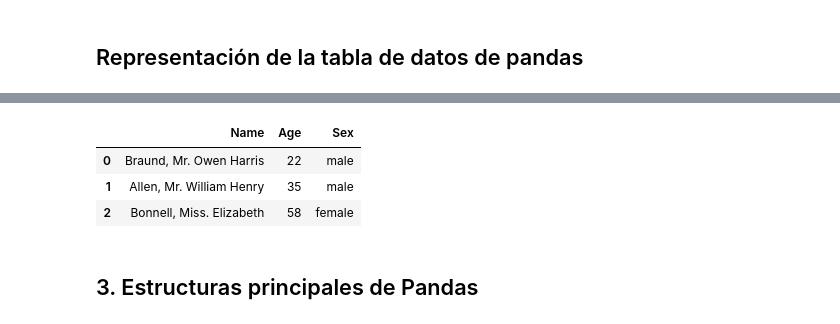
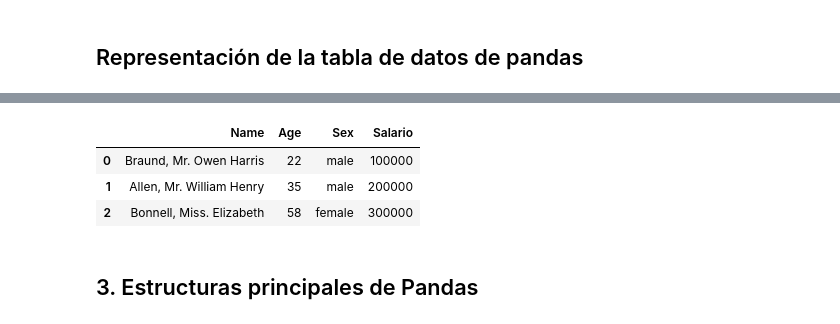
Before and after one commit to wilmanAQ/Inteligencia_Artificial, a Jupyter notebook: Clase_segundo_corte_panda_IA.ipynb, the cells around one changed output, grey strips where cells are left out. Cells and saved outputs as stored; diff of their text form; code cells hidden in the pictures.

```diff
--- a/Clase_segundo_corte_panda_IA.ipynb
+++ b/Clase_segundo_corte_panda_IA.ipynb
@@ -65,26 +66,24 @@ import pandas as pd
 
 </div>
 # %%
-df = pd.DataFrame(
-      {
+df = pd.DataFrame( {
        "Name": [
                "Braund, Mr. Owen Harris",
                 "Allen, Mr. William Henry",
                "Bonnell, Miss. Elizabeth",
          ],
            "Age": [22, 35, 58],
            "Sex": ["male", "male", "female"],
-        }
-   )
-
+           "Salario": [100000, 200000, 300000],
+        })
 
 
 df
 # %% [output]
-|  | Name | Age | Sex |
-| 0 | Braund, Mr. Owen Harris | 22 | male |
-| 1 | Allen, Mr. William Henry | 35 | male |
-| 2 | Bonnell, Miss. Elizabeth | 58 | female |
+|  | Name | Age | Sex | Salario |
+| 0 | Braund, Mr. Owen Harris | 22 | male | 100000 |
+| 1 | Allen, Mr. William Henry | 35 | male | 200000 |
+| 2 | Bonnell, Miss. Elizabeth | 58 | female | 300000 |
 # %% [markdown]
 ## 3. Estructuras principales de Pandas
 # %% [markdown]
```
Also changed, not shown: parts of 15 cells of this notebook.
